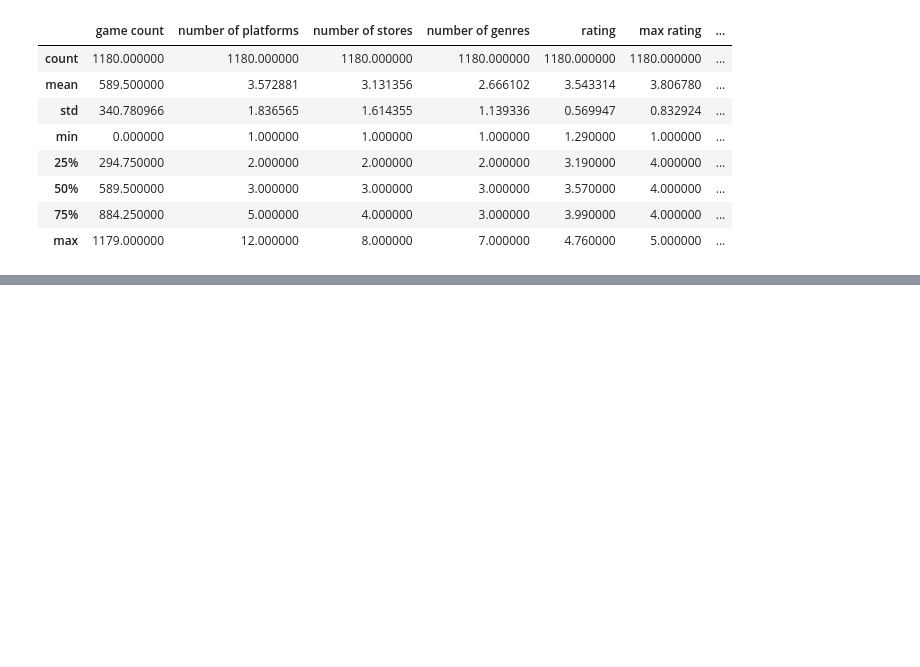
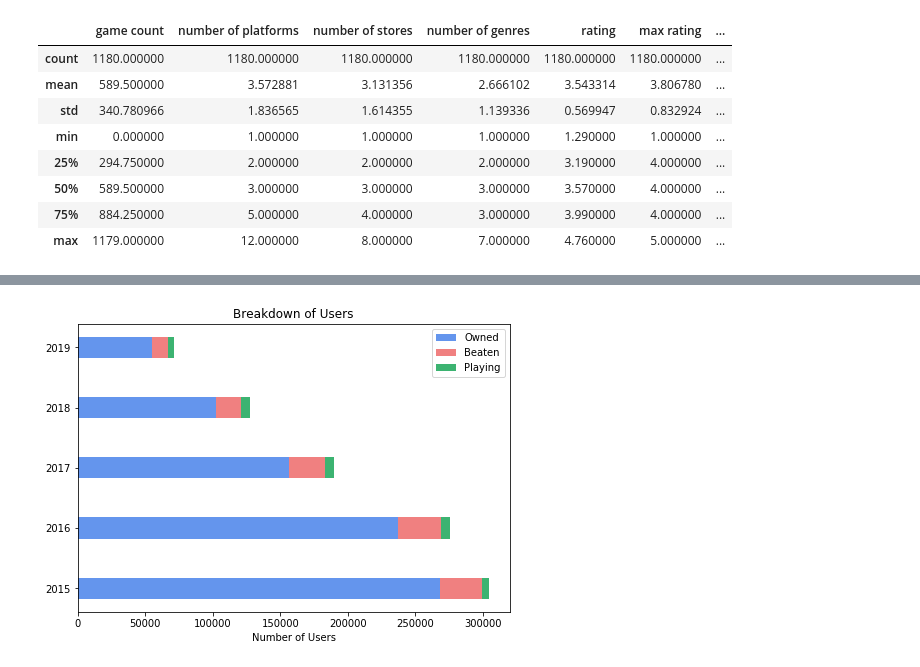
Before and after one commit to Rishi0406/project_1, a Jupyter notebook: analysis.ipynb, the cells around one changed output, grey strips where cells are left out. Saved outputs shown, nothing was run; the diff lists cells and outputs as text; code cells hidden in the pictures; blank space fills up the shorter version.

```diff
--- a/analysis.ipynb
+++ b/analysis.ipynb
@@ -98,0 +130,30 @@ plt.show()
+# %%
+N = 5
+
+years = games_df["year"].unique()  # the x locations for the groups
+years.sort()
+
+
+owned = games_df.groupby(games_df["year"]).owned.sum()
+beaten = games_df.groupby(games_df["year"]).beaten.sum()
+playing = games_df.groupby(games_df["year"]).playing.sum()
+b = list(owned + beaten)
+
+
+width = 0.35
+fig = plt.figure()
+ax = fig.add_axes([0,0,1,1])
+ax.barh(years, owned, width, color="cornflowerblue")
+ax.barh(years, beaten, width, left=owned, color="lightcoral")
+ax.barh(years, playing, width, left=b, color="mediumseagreen")
+
+
+ax.set_xlabel("Number of Users")
+ax.set_title("Breakdown of Users")
+ax.set_yticks(years, (years[0], years[1], years[2], years[3], years[4]))
+
+ax.legend(labels=["Owned", "Beaten", "Playing"])
+
+plt.show()
+# %% [output]
+[figure, added]
```
Also changed, not shown: parts of 17 cells of this notebook.
